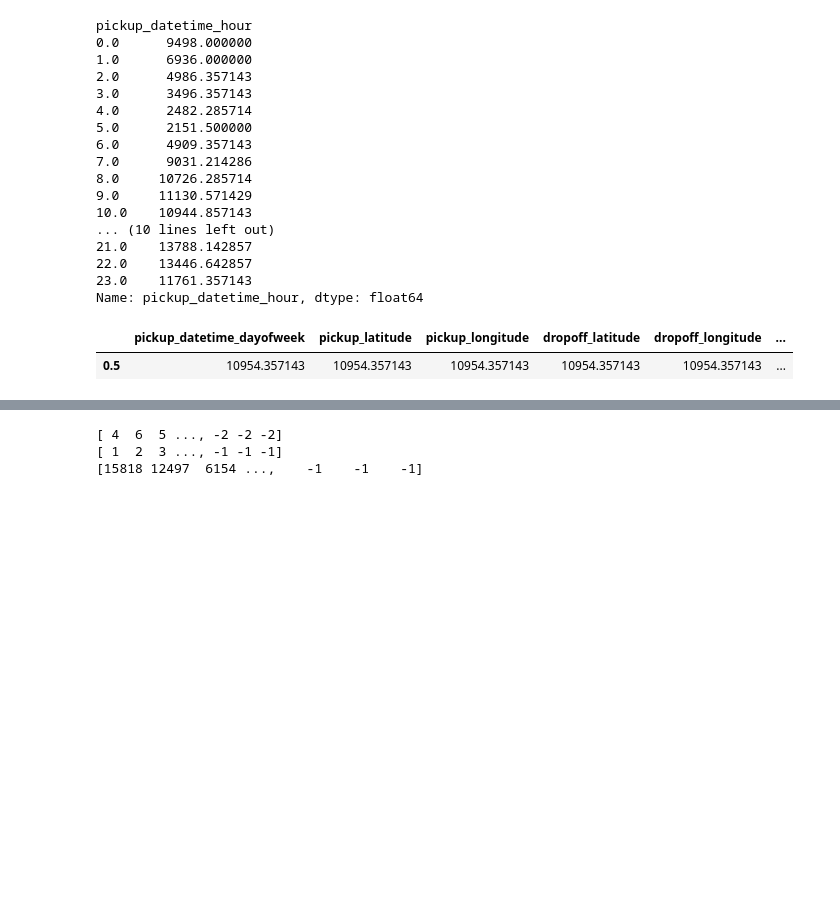
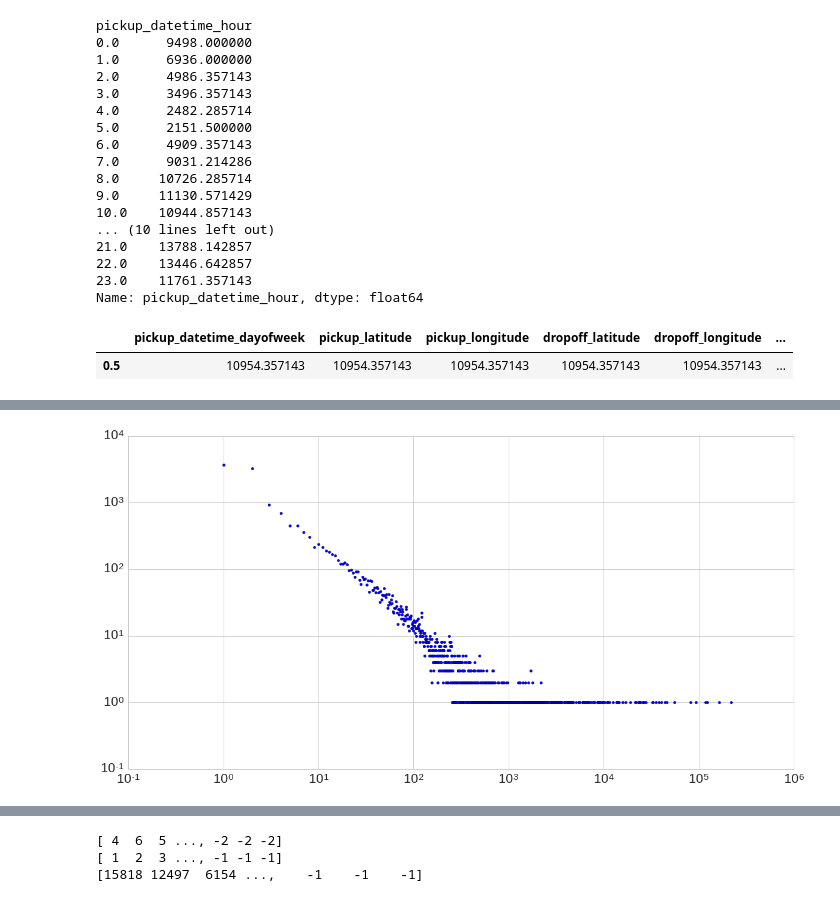
Before and after one commit to nikhase/nyc-taxi, a Jupyter notebook: weeklyAnalysis.ipynb, the cells around one changed output, grey strips where cells are left out. Cells and saved outputs as stored; diff of their text form; code cells hidden in the pictures; blank space fills up the shorter version.

```diff
--- a/weeklyAnalysis.ipynb
+++ b/weeklyAnalysis.ipynb
@@ -1017 +1025,10 @@ print(elapsed)
+# %%
+start = time.time()
+regtree = DecisionTreeRegressor(min_samples_split=3, random_state=99, max_depth=15)# formerly 15. 15 is reasonable,
+# 30 brings best results # random states: 99
+regtree.fit(x_train, y_train)
+regtree.score(x_test, y_test)
+y_pred = regtree.predict(x_test)
+sum_abs_devs = sum(abs(y_pred-y_test))
+elapsed = time.time() - start
 # %%
@@ -1020,0 +1046,8 @@ regtree.score(X_test, y_test)
+# %%
+leaves = regtree.tree_.children_left*regtree.tree_.children_right
+for idx, a in enumerate(leaves):
+    if a==1:
+        x=1# do nothing
+    else:
+        leaves[idx] = 0
+print(leaves)
@@ -1020,0 +1068,6 @@ regtree.score(X_test, y_test)
+# %%
+node_samples = regtree.tree_.n_node_samples
+# %%
+leaf_samples = np.multiply(leaves, node_samples)
+stats = np.unique(leaf_samples, return_counts=True)
+stats
@@ -1020,0 +1092,6 @@ regtree.score(X_test, y_test)
+# %%
+plt.scatter(stats[0][1:], stats[1][1:])
+plt.yscale('log')
+plt.xscale('log')
+# %% [output]
+[figure, added]
```
Also changed, not shown: parts of 39 cells of this notebook.
